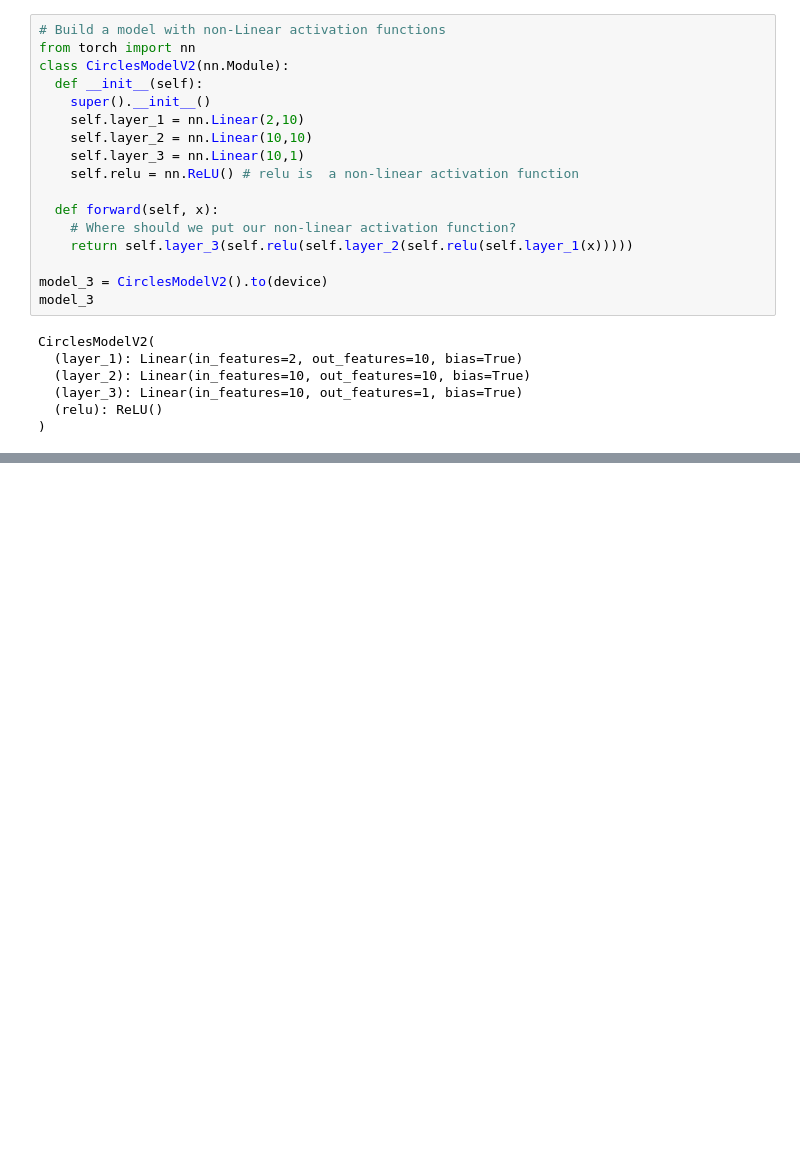
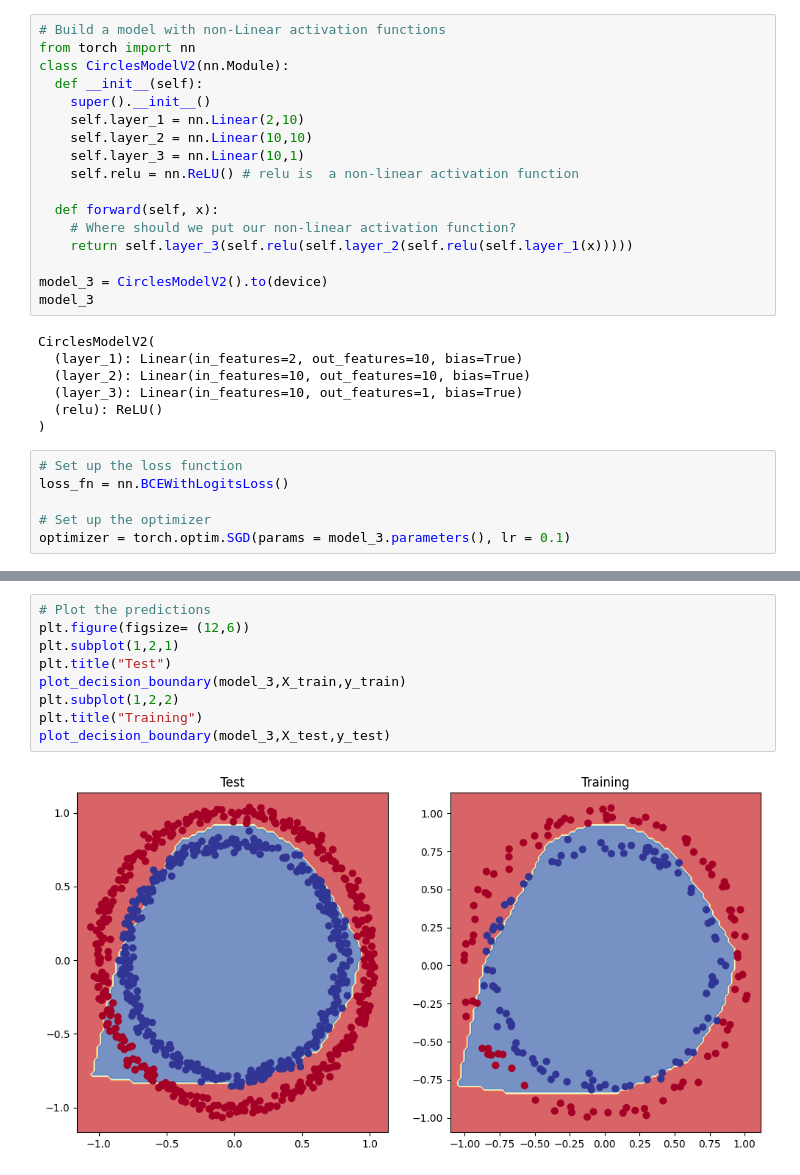
Before and after one commit to manusmriti31/Learning_PyTorch, a Jupyter notebook: Video notebooks/02_pytorch_classification_video.ipynb, the cells around one changed output, grey strips where cells are left out. Cells and saved outputs as stored; diff of their text form; blank space fills up the shorter version.

```diff
--- a/Video notebooks/02_pytorch_classification_video.ipynb
+++ b/Video notebooks/02_pytorch_classification_video.ipynb
@@ -699,3 +699,9 @@ CirclesModelV2(
   (layer_3): Linear(in_features=10, out_features=1, bias=True)
   (relu): ReLU()
 )
+# %%
+# Set up the loss function
+loss_fn = nn.BCEWithLogitsLoss()
+
+# Set up the optimizer
+optimizer = torch.optim.SGD(params = model_3.parameters(), lr = 0.1)
@@ -701,0 +779,11 @@ CirclesModelV2(
+# %%
+# Plot the predictions
+plt.figure(figsize= (12,6))
+plt.subplot(1,2,1)
+plt.title("Test")
+plot_decision_boundary(model_3,X_train,y_train)
+plt.subplot(1,2,2)
+plt.title("Training")
+plot_decision_boundary(model_3,X_test,y_test)
+# %% [output]
+[figure, added]
```
Also changed, not shown: parts of 16 cells of this notebook.
